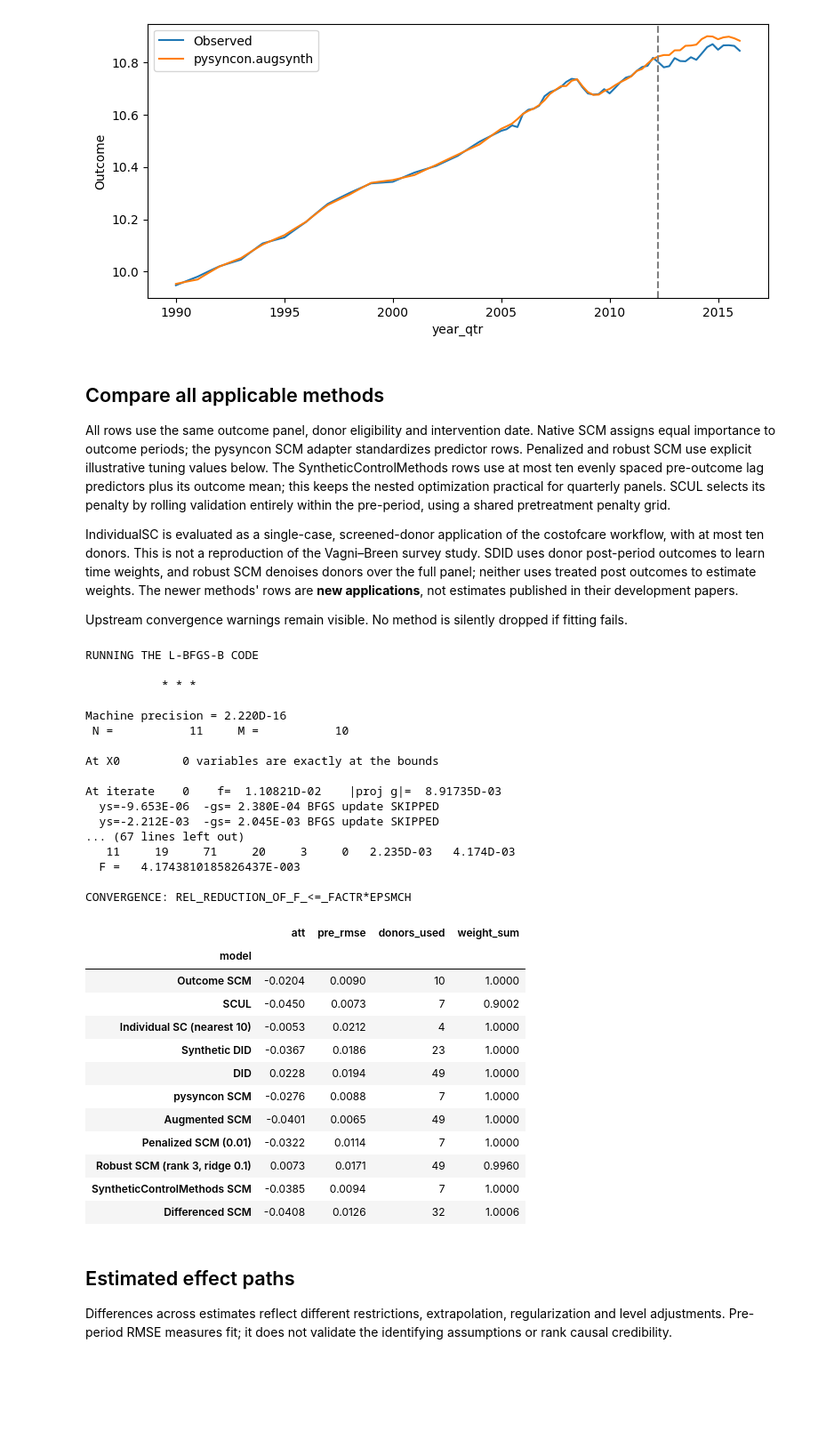
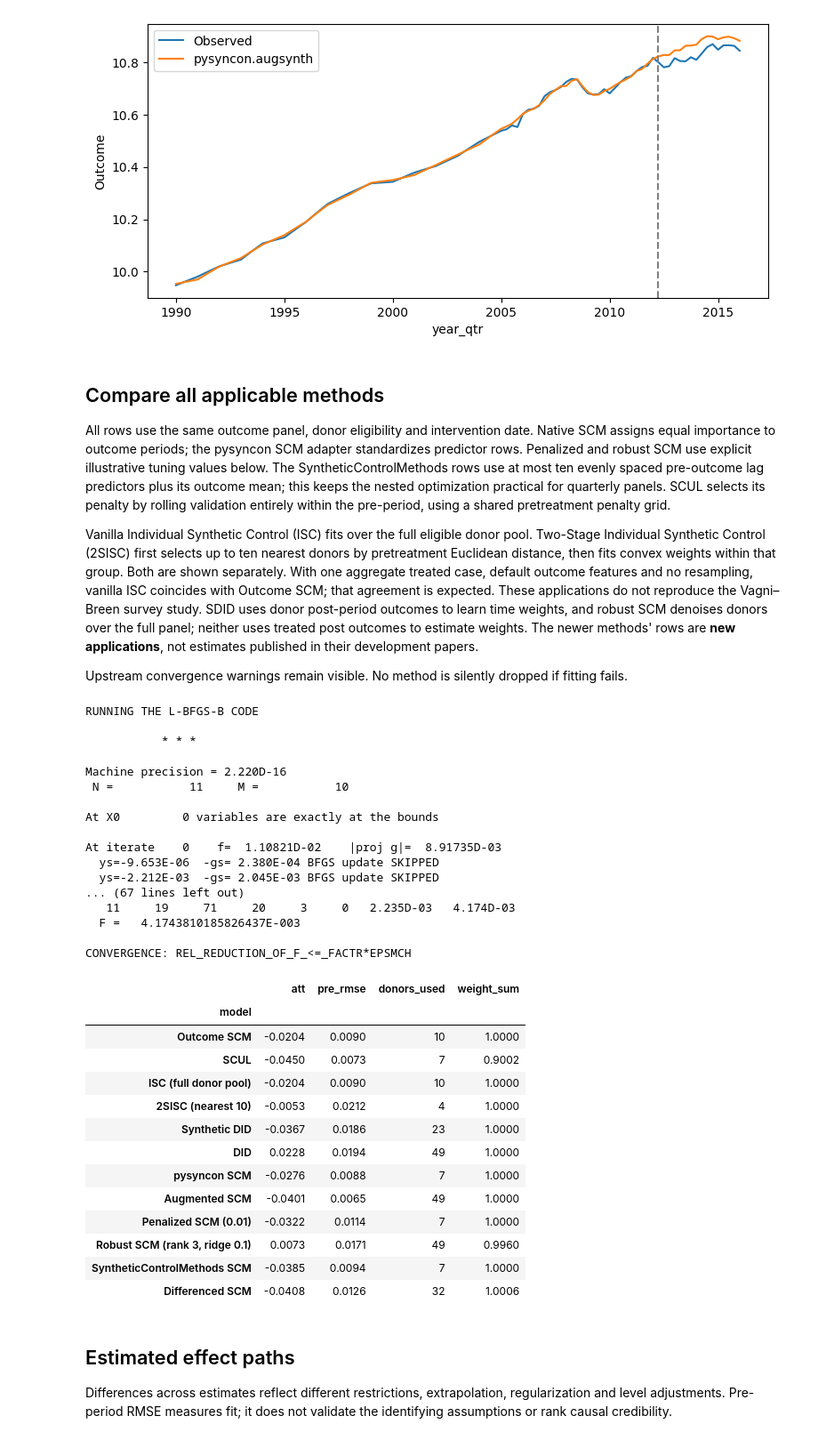
Before and after one commit to crahal/pysynthcon, a Jupyter notebook: empirical_examples/kansas.ipynb, the cells around one changed output. Shown at 89% size. Saved outputs shown, nothing was run; the diff lists cells and outputs as text; code cells hidden in the pictures; blank space fills up the shorter version.

```diff
--- a/empirical_examples/kansas.ipynb
+++ b/empirical_examples/kansas.ipynb
@@ -79,14 +79,15 @@ Name: Replication check, dtype: object
 
 All rows use the same outcome panel, donor eligibility and intervention date. Native SCM assigns equal importance to outcome periods; the pysyncon SCM adapter standardizes predictor rows. Penalized and robust SCM use explicit illustrative tuning values below. The SyntheticControlMethods rows use at most ten evenly spaced pre-outcome lag predictors plus its outcome mean; this keeps the nested optimization practical for quarterly panels. SCUL selects its penalty by rolling validation entirely within the pre-period, using a shared pretreatment penalty grid.
 
-IndividualSC is evaluated as a single-case, screened-donor application of the costofcare workflow, with at most ten donors. This is not a reproduction of the Vagni–Breen survey study. SDID uses donor post-period outcomes to learn time weights, and robust SCM denoises donors over the full panel; neither uses treated post outcomes to estimate weights. The newer methods' rows are **new applications**, not estimates published in their development papers.
+Vanilla Individual Synthetic Control (ISC) fits over the full eligible donor pool. Two-Stage Individual Synthetic Control (2SISC) first selects up to ten nearest donors by pretreatment Euclidean distance, then fits convex weights within that group. Both are shown separately. With one aggregate treated case, default outcome features and no resampling, vanilla ISC coincides with Outcome SCM; that agreement is expected. These applications do not reproduce the Vagni–Breen survey study. SDID uses donor post-period outcomes to learn time weights, and robust SCM denoises donors over the full panel; neither uses treated post outcomes to estimate weights. The newer methods' rows are **new applications**, not estimates published in their development papers.
 
 Upstream convergence warnings remain visible. No method is silently dropped if fitting fails.
 # %%
 models = {
     'Outcome SCM': SyntheticControl(),
     'SCUL': SCUL(initial_window=max(3, panel.n_pre // 2), horizon=1),
-    'Individual SC (nearest 10)': IndividualSC(n_neighbors=10),
+    'ISC (full donor pool)': IndividualSC(),
+    '2SISC (nearest 10)': TwoStageIndividualSC(n_neighbors=10),
     'Synthetic DID': SyntheticDID(),
     'DID': DifferenceInDifferences(),
     'pysyncon SCM': PySyncon('synth'),
@@ -94,34 +95,35 @@ models = {
     'Penalized SCM (0.01)': PySyncon('pensynth', options={'lambda_': 0.01}),
     'Robust SCM (rank 3, ridge 0.1)': PySyncon('robust', options={'lambda_': 0.1, 'sv_count': 3}),
     'SyntheticControlMethods SCM': SCM('synth', n_lags=10),
     'Differenced SCM': SCM('diffsynth', n_lags=10),
 }
 results = {label: model.fit(panel) for label, model in models.items()}
 comparison = compare(results)
 comparison.round(4)
 # %% [output]
 RUNNING THE L-BFGS-B CODE
 
            * * *
 
 Machine precision = 2.220D-16
  N =           11     M =           10
 
 At X0         0 variables are exactly at the bounds
 
 At iterate    0    f=  1.10821D-02    |proj g|=  8.91735D-03
   ys=-9.653E-06  -gs= 2.380E-04 BFGS update SKIPPED
   ys=-2.212E-03  -gs= 2.045E-03 BFGS update SKIPPED
 ... (67 lines left out)
    11     19     71     20     3     0   2.235D-03   4.174D-03
   F =   4.1743810185826437E-003
 
 CONVERGENCE: REL_REDUCTION_OF_F_<=_FACTR*EPSMCH
 |  | att | pre_rmse | donors_used | weight_sum |
 | model |  |  |  |  |
 | Outcome SCM | -0.0204 | 0.0090 | 10 | 1.0000 |
 | SCUL | -0.0450 | 0.0073 | 7 | 0.9002 |
-| Individual SC (nearest 10) | -0.0053 | 0.0212 | 4 | 1.0000 |
+| ISC (full donor pool) | -0.0204 | 0.0090 | 10 | 1.0000 |
+| 2SISC (nearest 10) | -0.0053 | 0.0212 | 4 | 1.0000 |
 | Synthetic DID | -0.0367 | 0.0186 | 23 | 1.0000 |
 | DID | 0.0228 | 0.0194 | 49 | 1.0000 |
 | pysyncon SCM | -0.0276 | 0.0088 | 7 | 1.0000 |
```
Also changed, not shown: parts of 3 cells of this notebook, 11 other files.
